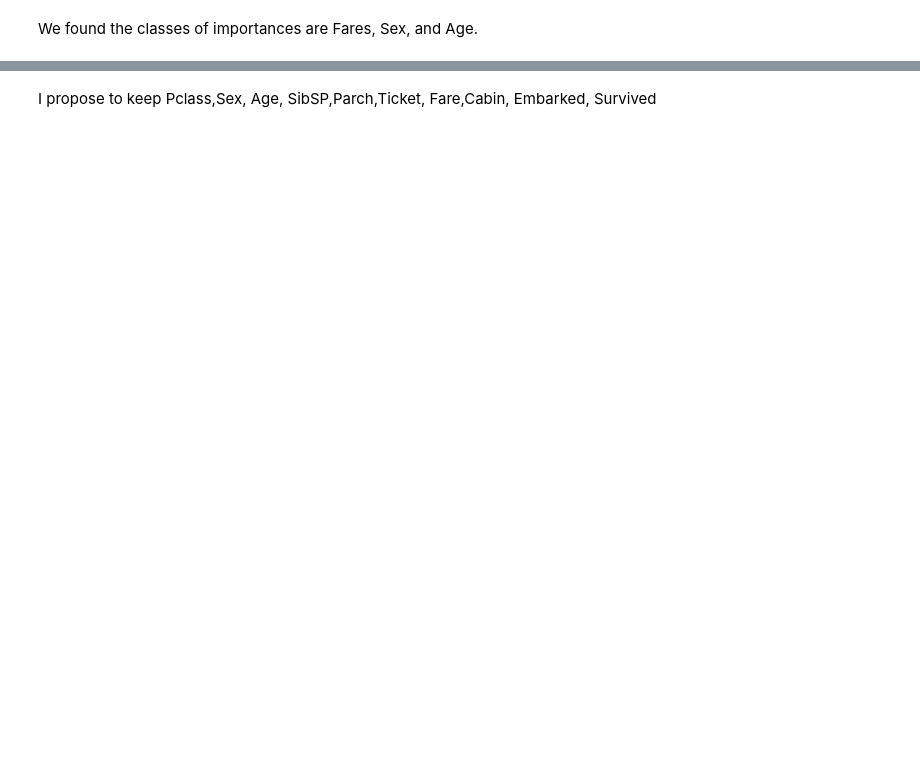
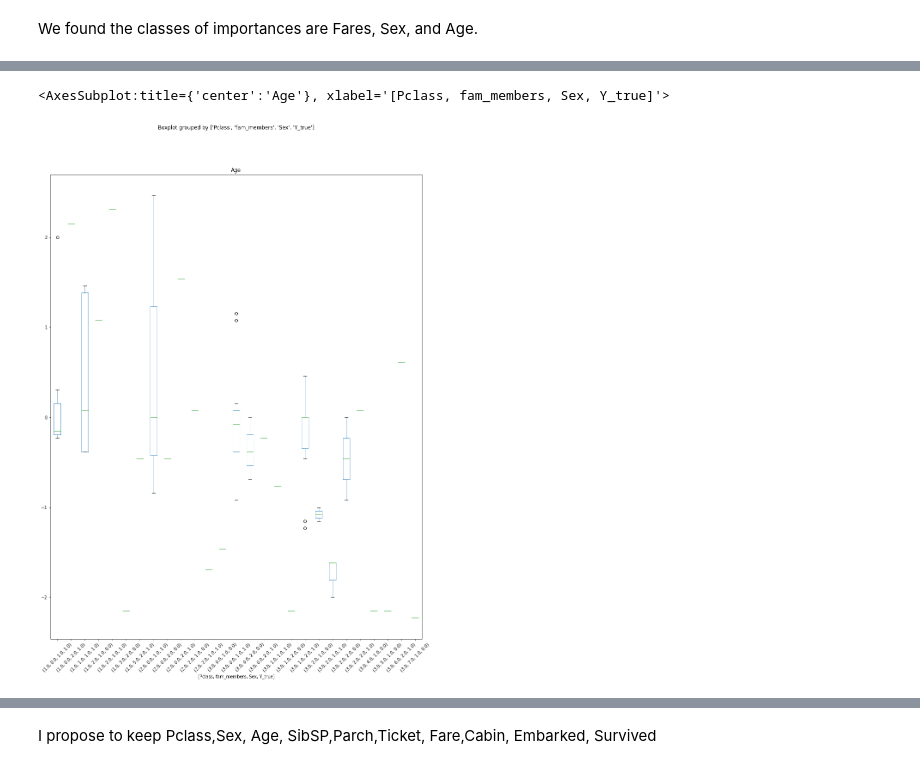
Before and after one commit to patRyserWelch8/KaggleTitanic, a Jupyter notebook: titanic.ipynb, the cells around one changed output, grey strips where cells are left out. Cells and saved outputs as stored; diff of their text form; code cells hidden in the pictures; blank space fills up the shorter version.

```diff
--- a/titanic.ipynb
+++ b/titanic.ipynb
@@ -2352,0 +2424,9 @@ The passenger class  and being  male can lead  to errors. However, the number of
+# %%
+errors_pd.boxplot(column='Age',
+                  by=['Pclass',"fam_members", "Sex", "Y_true"],
+                  figsize= (15,20),
+                  grid=False,
+                  rot = 45)
+# %% [output]
+<AxesSubplot:title={'center':'Age'}, xlabel='[Pclass, fam_members, Sex, Y_true]'>
+[figure, added]
```
Also changed, not shown: parts of 164 cells of this notebook.
